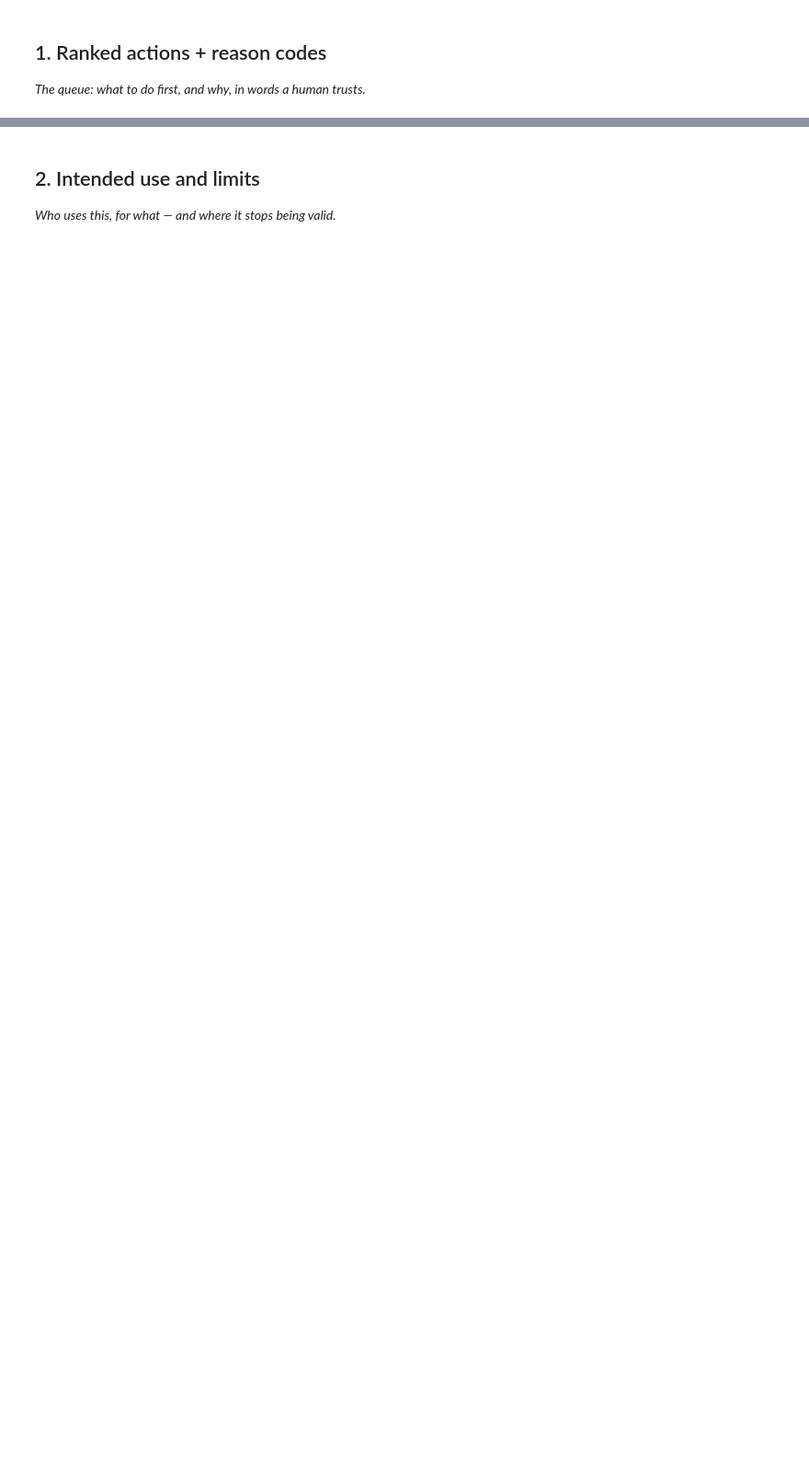
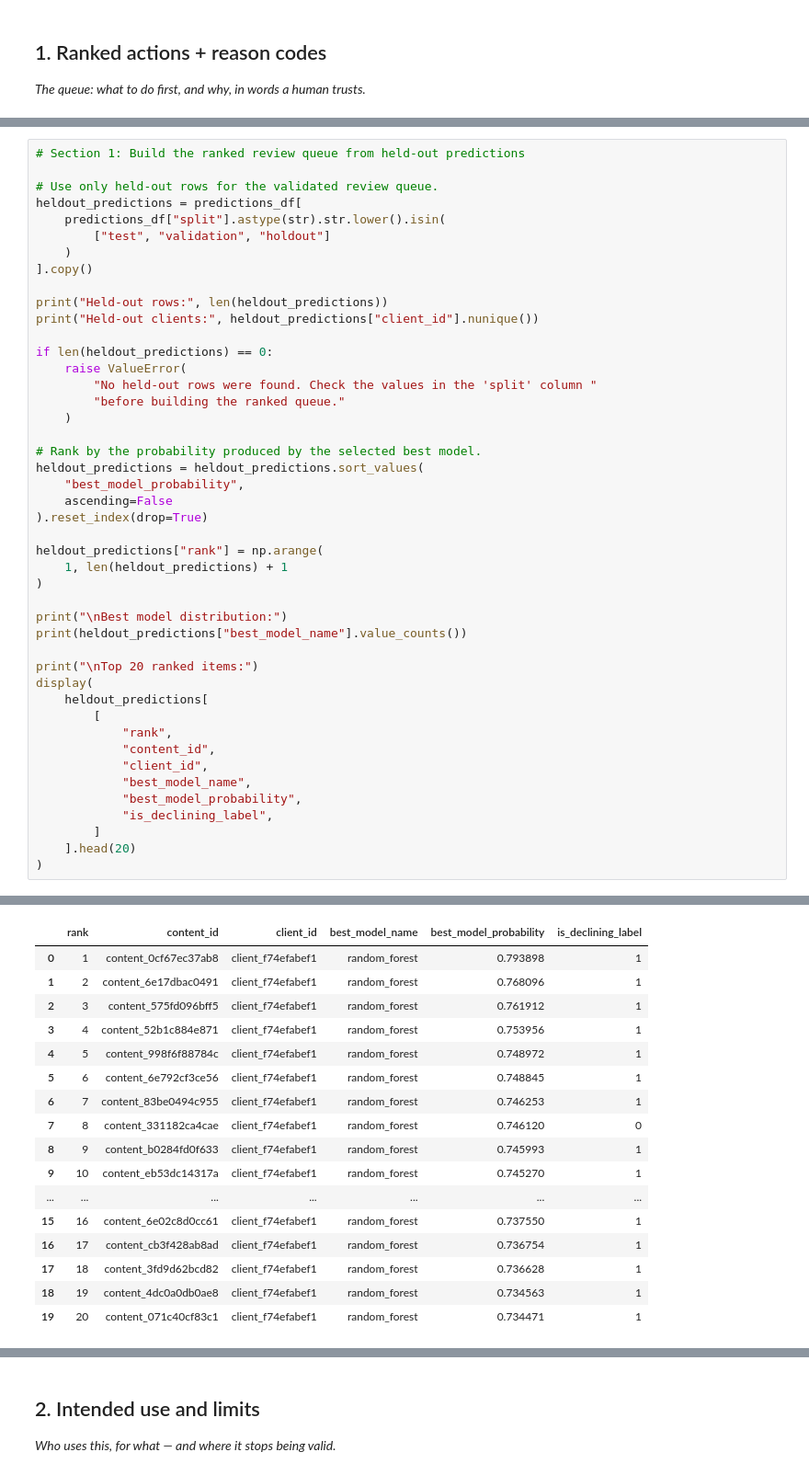
Before and after one commit to Ishwarsolanki-004/ML-internship-with-flyrank-ai, a Jupyter notebook: work/notebooks/w07_action_playbook.ipynb, the cells around one changed output, grey strips where cells are left out. Shown at 92% size. Drawn from its saved outputs; the diff is of its cells as text; blank space fills up the shorter version.

```diff
--- a/work/notebooks/w07_action_playbook.ipynb
+++ b/work/notebooks/w07_action_playbook.ipynb
@@ -15,0 +154,46 @@ This skeleton is yours to fill. Work the sections **in order** — each one has
+# %%
+# Section 1: Build the ranked review queue from held-out predictions
+
+# Use only held-out rows for the validated review queue.
+heldout_predictions = predictions_df[
+    predictions_df["split"].astype(str).str.lower().isin(
+        ["test", "validation", "holdout"]
+    )
+].copy()
+
+print("Held-out rows:", len(heldout_predictions))
+print("Held-out clients:", heldout_predictions["client_id"].nunique())
+
+if len(heldout_predictions) == 0:
+    raise ValueError(
+        "No held-out rows were found. Check the values in the 'split' column "
+        "before building the ranked queue."
+    )
+
+# Rank by the probability produced by the selected best model.
+heldout_predictions = heldout_predictions.sort_values(
+    "best_model_probability",
+    ascending=False
+).reset_index(drop=True)
+
+heldout_predictions["rank"] = np.arange(
+    1, len(heldout_predictions) + 1
+)
+
+print("\nBest model distribution:")
+print(heldout_predictions["best_model_name"].value_counts())
+
+print("\nTop 20 ranked items:")
+display(
+    heldout_predictions[
+        [
+            "rank",
+            "content_id",
+            "client_id",
+            "best_model_name",
+            "best_model_probability",
+            "is_declining_label",
+        ]
+    ].head(20)
+)
+# %% [output]
@@ -15,0 +209,17 @@ This skeleton is yours to fill. Work the sections **in order** — each one has
+|  | rank | content_id | client_id | best_model_name | best_model_probability | is_declining_label |
+| 0 | 1 | content_0cf67ec37ab8 | client_f74efabef1 | random_forest | 0.793898 | 1 |
+| 1 | 2 | content_6e17dbac0491 | client_f74efabef1 | random_forest | 0.768096 | 1 |
+| 2 | 3 | content_575fd096bff5 | client_f74efabef1 | random_forest | 0.761912 | 1 |
+| 3 | 4 | content_52b1c884e871 | client_f74efabef1 | random_forest | 0.753956 | 1 |
+| 4 | 5 | content_998f6f88784c | client_f74efabef1 | random_forest | 0.748972 | 1 |
+| 5 | 6 | content_6e792cf3ce56 | client_f74efabef1 | random_forest | 0.748845 | 1 |
+| 6 | 7 | content_83be0494c955 | client_f74efabef1 | random_forest | 0.746253 | 1 |
+| 7 | 8 | content_331182ca4cae | client_f74efabef1 | random_forest | 0.746120 | 0 |
+| 8 | 9 | content_b0284fd0f633 | client_f74efabef1 | random_forest | 0.745993 | 1 |
+| 9 | 10 | content_eb53dc14317a | client_f74efabef1 | random_forest | 0.745270 | 1 |
+| ... | ... | ... | ... | ... | ... | ... |
+| 15 | 16 | content_6e02c8d0cc61 | client_f74efabef1 | random_forest | 0.737550 | 1 |
+| 16 | 17 | content_cb3f428ab8ad | client_f74efabef1 | random_forest | 0.736754 | 1 |
+| 17 | 18 | content_3fd9d62bcd82 | client_f74efabef1 | random_forest | 0.736628 | 1 |
+| 18 | 19 | content_4dc0a0db0ae8 | client_f74efabef1 | random_forest | 0.734563 | 1 |
+| 19 | 20 | content_071c40cf83c1 | client_f74efabef1 | random_forest | 0.734471 | 1 |
```
Also changed, not shown: parts of 22 cells of this notebook.
